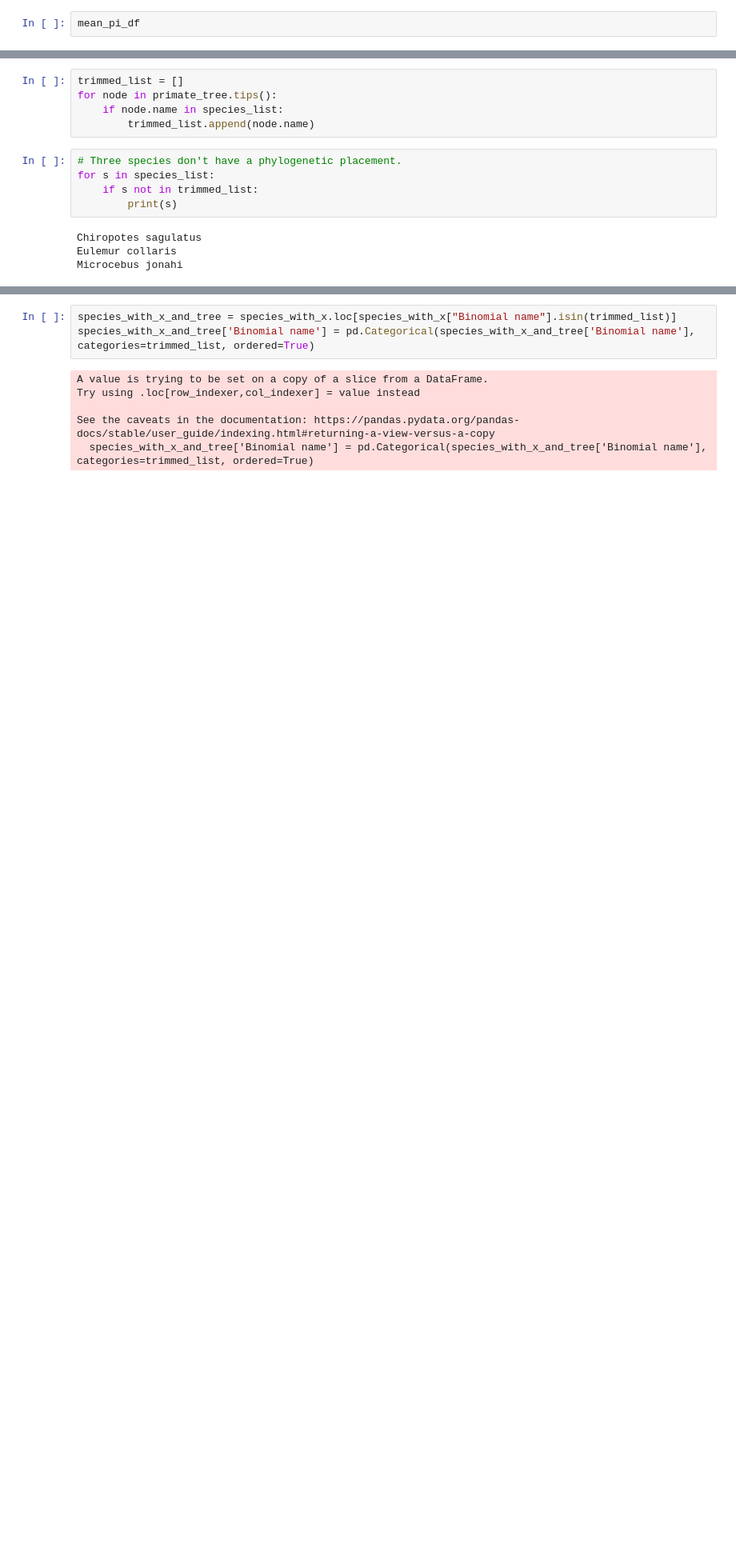
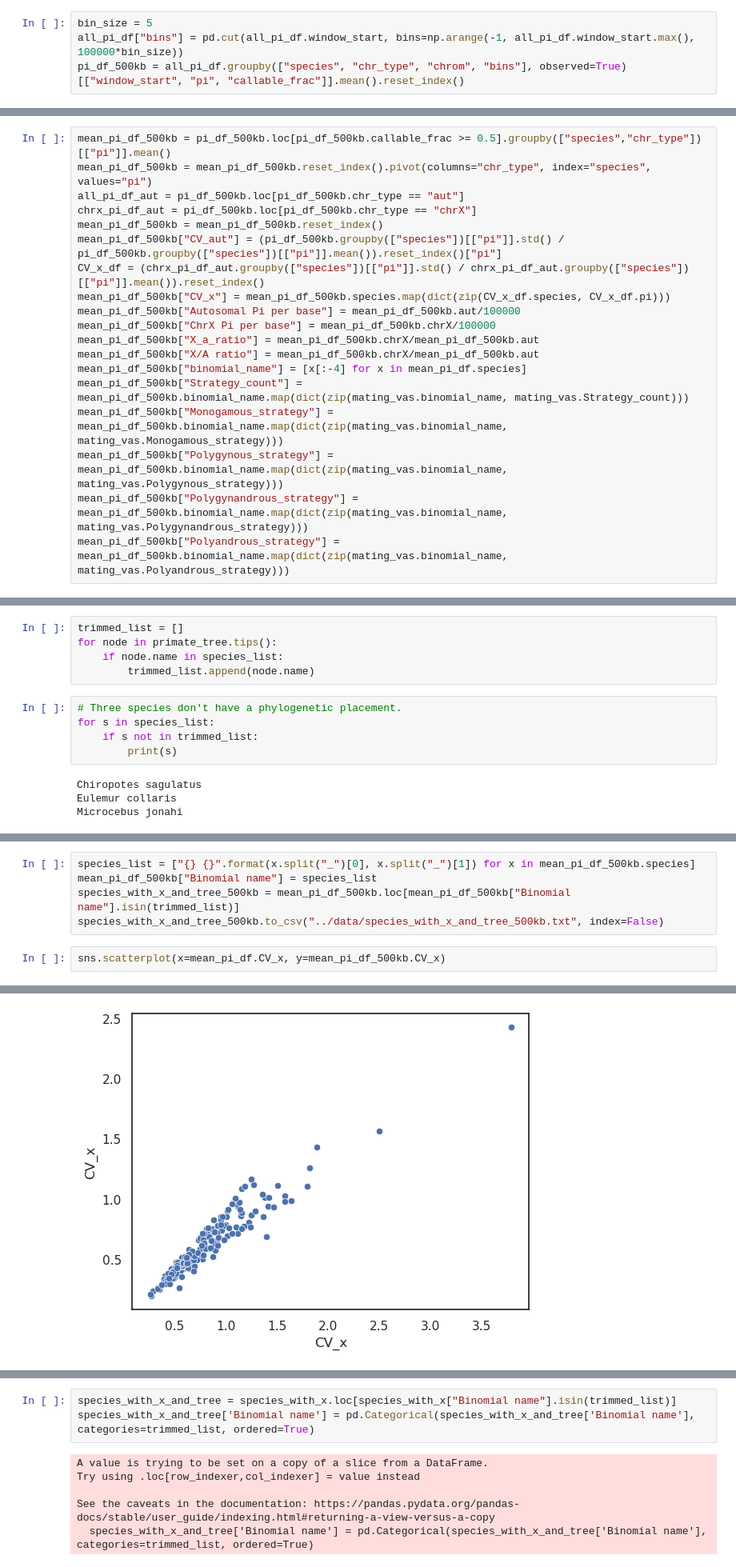
Before and after one commit to erikfogh/selection_primates, a Jupyter notebook: notebooks/main06_phylogenetic_regressions_and_visuals.ipynb, the cells around one changed output, grey strips where cells are left out. Shown at 80% size. Drawn from its saved outputs; the diff is of its cells as text; blank space fills up the shorter version.

```diff
--- a/notebooks/main06_phylogenetic_regressions_and_visuals.ipynb
+++ b/notebooks/main06_phylogenetic_regressions_and_visuals.ipynb
@@ -174,2 +176,4 @@ mean_pi_df["Polyandrous_strategy"] = mean_pi_df.binomial_name.map(dict(zip(matin
 # %%
-mean_pi_df
+bin_size = 5
+all_pi_df["bins"] = pd.cut(all_pi_df.window_start, bins=np.arange(-1, all_pi_df.window_start.max(), 100000*bin_size))
+pi_df_500kb = all_pi_df.groupby(["species", "chr_type", "chrom", "bins"], observed=True)[["window_start", "pi", "callable_frac"]].mean().reset_index()
@@ -189,0 +180,19 @@ mean_pi_df
+# %%
+mean_pi_df_500kb = pi_df_500kb.loc[pi_df_500kb.callable_frac >= 0.5].groupby(["species","chr_type"])[["pi"]].mean()
+mean_pi_df_500kb = mean_pi_df_500kb.reset_index().pivot(columns="chr_type", index="species", values="pi")
+all_pi_df_aut = pi_df_500kb.loc[pi_df_500kb.chr_type == "aut"]
+chrx_pi_df_aut = pi_df_500kb.loc[pi_df_500kb.chr_type == "chrX"]
+mean_pi_df_500kb = mean_pi_df_500kb.reset_index()
+mean_pi_df_500kb["CV_aut"] = (pi_df_500kb.groupby(["species"])[["pi"]].std() / pi_df_500kb.groupby(["species"])[["pi"]].mean()).reset_index()["pi"]
+CV_x_df = (chrx_pi_df_aut.groupby(["species"])[["pi"]].std() / chrx_pi_df_aut.groupby(["species"])[["pi"]].mean()).reset_index()
+mean_pi_df_500kb["CV_x"] = mean_pi_df_500kb.species.map(dict(zip(CV_x_df.species, CV_x_df.pi)))
+mean_pi_df_500kb["Autosomal Pi per base"] = mean_pi_df_500kb.aut/100000
+mean_pi_df_500kb["ChrX Pi per base"] = mean_pi_df_500kb.chrX/100000
+mean_pi_df_500kb["X_a_ratio"] = mean_pi_df_500kb.chrX/mean_pi_df_500kb.aut
+mean_pi_df_500kb["X/A ratio"] = mean_pi_df_500kb.chrX/mean_pi_df_500kb.aut
+mean_pi_df_500kb["binomial_name"] = [x[:-4] for x in mean_pi_df.species]
+mean_pi_df_500kb["Strategy_count"] = mean_pi_df_500kb.binomial_name.map(dict(zip(mating_vas.binomial_name, mating_vas.Strategy_count)))
+mean_pi_df_500kb["Monogamous_strategy"] = mean_pi_df_500kb.binomial_name.map(dict(zip(mating_vas.binomial_name, mating_vas.Monogamous_strategy)))
+mean_pi_df_500kb["Polygynous_strategy"] = mean_pi_df_500kb.binomial_name.map(dict(zip(mating_vas.binomial_name, mating_vas.Polygynous_strategy)))
+mean_pi_df_500kb["Polygynandrous_strategy"] = mean_pi_df_500kb.binomial_name.map(dict(zip(mating_vas.binomial_name, mating_vas.Polygynandrous_strategy)))
+mean_pi_df_500kb["Polyandrous_strategy"] = mean_pi_df_500kb.binomial_name.map(dict(zip(mating_vas.binomial_name, mating_vas.Polyandrous_strategy)))
@@ -249,0 +291,8 @@ Microcebus jonahi
+# %%
+species_list = ["{} {}".format(x.split("_")[0], x.split("_")[1]) for x in mean_pi_df_500kb.species]
+mean_pi_df_500kb["Binomial name"] = species_list
+species_with_x_and_tree_500kb = mean_pi_df_500kb.loc[mean_pi_df_500kb["Binomial name"].isin(trimmed_list)]
+species_with_x_and_tree_500kb.to_csv("../data/species_with_x_and_tree_500kb.txt", index=False)
+# %%
+sns.scatterplot(x=mean_pi_df.CV_x, y=mean_pi_df_500kb.CV_x)
+# %% [output]
@@ -249,0 +300 @@ Microcebus jonahi
+[figure, added]
```
Also changed, not shown: parts of 8 cells of this notebook, 37 other files.
